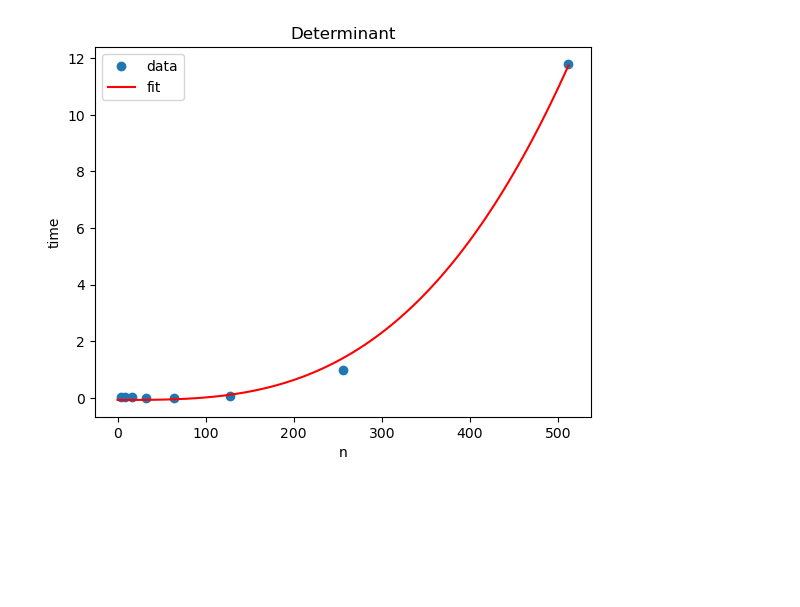
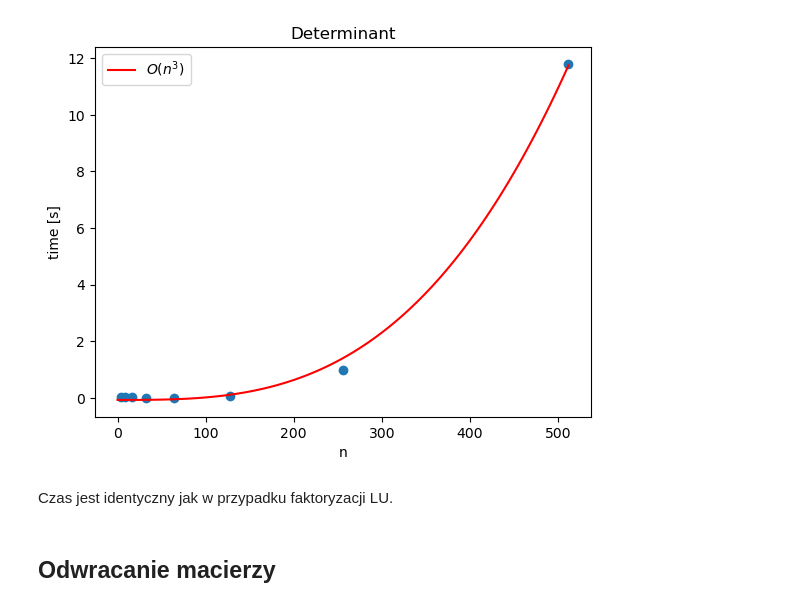
Before and after one commit to weed478/algomat, a Jupyter notebook: zad2/report.ipynb, the cells around one changed output. Drawn from its saved outputs; the diff is of its cells as text; code cells hidden in the pictures; blank space fills up the shorter version.

```diff
--- a/zad2/report.ipynb
+++ b/zad2/report.ipynb
@@ -28,22 +59,26 @@ plt.show()
 # %%
 df = pd.read_csv('det.txt.csv')
 
 def f(x, a, b):
     return a * x**3 + b
 
 x = df['n']
 y = df['time']
 popt, pcov = scipy.optimize.curve_fit(f, x, y)
 
-plt.plot(x, y, 'o', label='data')
+plt.plot(x, y, 'o')
 
 x = np.linspace(0, max(x), 100)
-plt.plot(x, f(x, *popt), 'r-', label='fit')
+plt.plot(x, f(x, *popt), 'r-', label='$O(n^3)$')
 
 plt.legend()
 plt.title('Determinant')
 plt.xlabel('n')
-plt.ylabel('time')
+plt.ylabel('time [s]')
 plt.show()
 # %% [output]
-[figure, old version]
+[figure, new version]
+# %% [markdown]
+Czas jest identyczny jak w przypadku faktoryzacji LU.
+# %% [markdown]
+## Odwracanie macierzy
```
Also changed, not shown: parts of 5 cells of this notebook.
